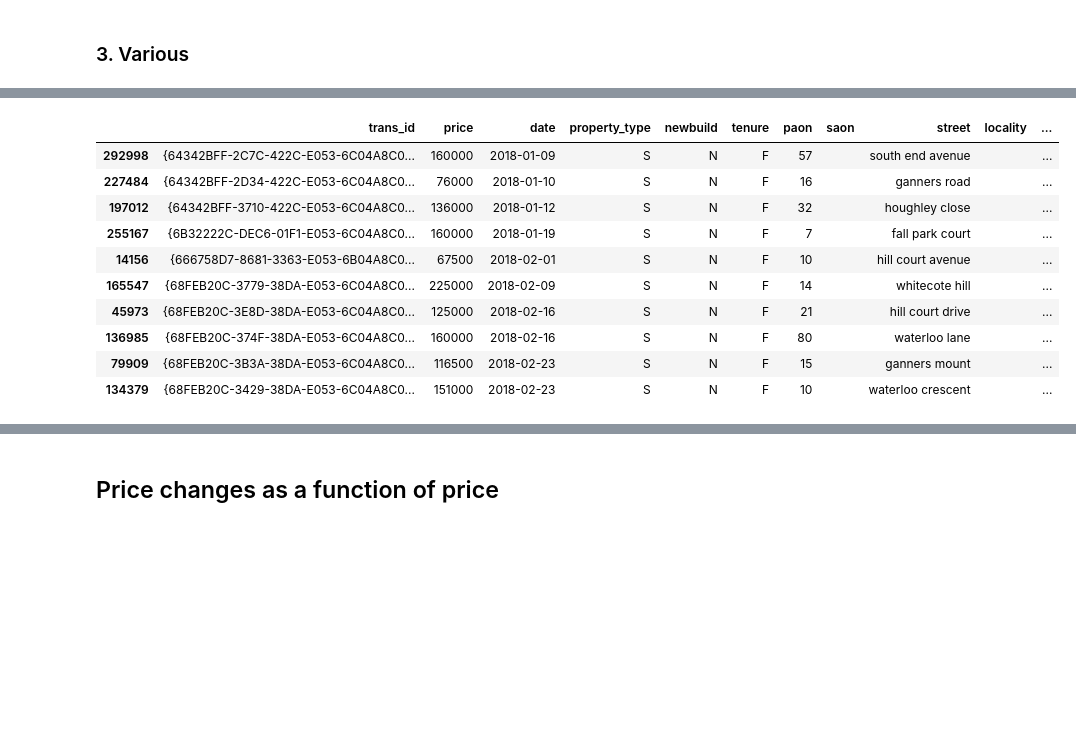
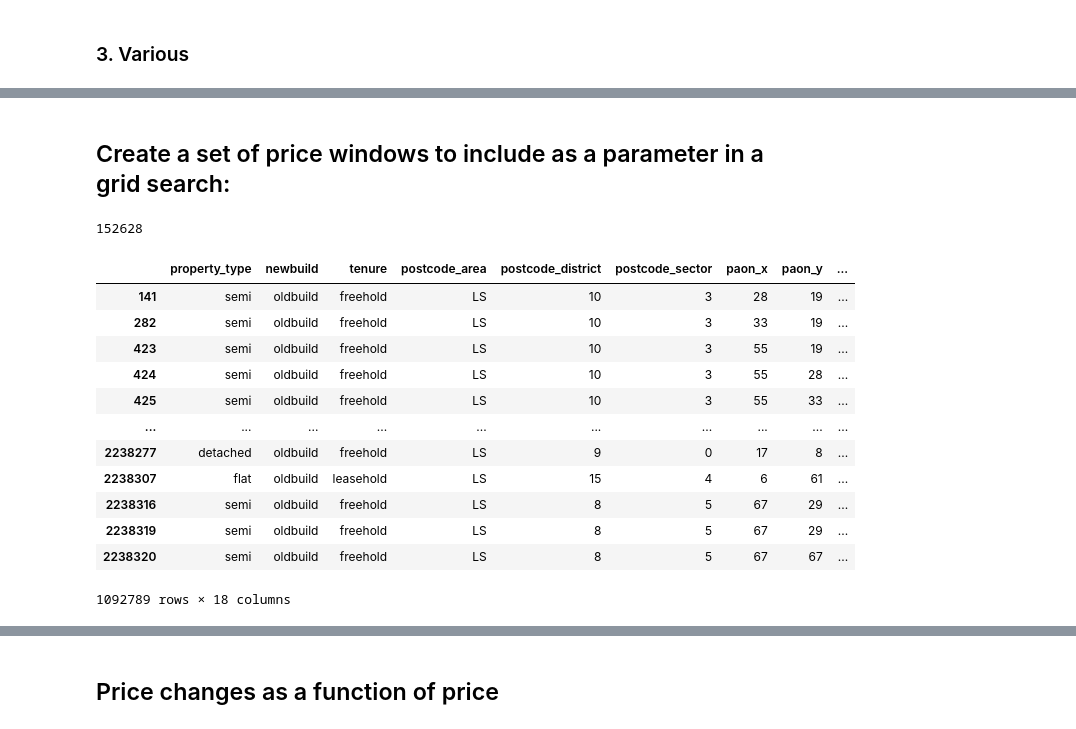
Before and after one commit to teerev/housing, a Jupyter notebook: price_explorer.ipynb, the cells around one changed output, grey strips where cells are left out. Drawn from its saved outputs; the diff is of its cells as text; code cells hidden in the pictures; blank space fills up the shorter version.

Commit message:
working on various price increase hypothesis tests

```diff
--- a/price_explorer.ipynb
+++ b/price_explorer.ipynb
@@ -258,0 +350,26 @@ df_ = filter_by(dataframe=df,
+# %%
+# choose meaningful, sensible parameters by which to put properties into groups
+# (example group: semi-detached newbuild freehold houses in LS6 2xx)
+grouping = ['property_type', 'newbuild', 'tenure', 'postcode_area', 'postcode_district', 'postcode_sector']
+#grouping = ['property_type', 'newbuild', 'tenure', 'postcode']
+
+# self-join on the property_grouping column to get all pairwise comparisons among the groups
+df_ = df_.merge(df_, on=grouping)
+# %%
+# make column names more intuitive
+df_.rename(columns={'date_x': 'date_final',
+                    'date_y': 'date_init',
+                    'price_y': 'price_init',
+                    'price_x': 'price_final',
+                   },
+           inplace=True)
+
+# discard redundant pairings and self-pairings (i.e. take only upper triangular elements of pairing matrix)
+df_ = df_[df_['date_final'] > df_['date_init'] ]
+
+# calculate price differences between property pairings
+df_['price_diff'] = df_['price_final'] - df_['price_init']
+
+# calculate date differences and convert time difference from nanoseconds to days
+df_['date_diff'] = df_['date_final'] - df_['date_init']
+df_['date_diff'] = df_['date_diff'].astype(int) // (86400*10**9)
@@ -258,0 +378,13 @@ df_ = filter_by(dataframe=df,
+# %%
+df_['percent_price_change_per_day'] = (df_['price_diff'] / df_['price_init']) / (df_['date_diff'])
+# %%
+# discard superfluous columns
+columns_to_keep = grouping + ['paon_x', 'paon_y', 'saon_x', 'saon_y', 'price_diff', 'date_diff', 'date_final', 'date_init', 'price_init', 'price_final', 'percent_price_change_per_day']
+df_ = df_[columns_to_keep]
+
+# make grouping column for convenience
+df_['grouping'] = df_['property_type'] + '-' + df_['newbuild'] + '-' + df_['tenure'] + '-' + df_['postcode_area'] + '-' + df_['postcode_district'] + '-' + df_['postcode_sector']
+#df_['grouping'] = df_['property_type'] + '-' + df_['newbuild'] + '-' + df_['tenure'] + '-' + df_['postcode']
+
+# inspect dataframe
+df_
@@ -258,0 +424,2 @@ df_ = filter_by(dataframe=df,
+# %% [markdown]
+## Create a set of price windows to include as a parameter in a grid search:
@@ -259,14 +451,20 @@ df_ = filter_by(dataframe=df,
+# %%
+len(group_pairings)
+# %% [output]
+152628
 # %%
-df_.head(10)
+df_
 # %% [output]
-|  | trans_id | price | date | property_type | newbuild | tenure | paon | saon | street | locality | ... |
-| 292998 | {64342BFF-2C7C-422C-E053-6C04A8C0... | 160000 | 2018-01-09 | S | N | F | 57 |  | south end avenue |  | ... |
-| 227484 | {64342BFF-2D34-422C-E053-6C04A8C0... | 76000 | 2018-01-10 | S | N | F | 16 |  | ganners road |  | ... |
-| 197012 | {64342BFF-3710-422C-E053-6C04A8C0... | 136000 | 2018-01-12 | S | N | F | 32 |  | houghley close |  | ... |
-| 255167 | {6B32222C-DEC6-01F1-E053-6C04A8C0... | 160000 | 2018-01-19 | S | N | F | 7 |  | fall park court |  | ... |
-| 14156 | {666758D7-8681-3363-E053-6B04A8C0... | 67500 | 2018-02-01 | S | N | F | 10 |  | hill court avenue |  | ... |
-| 165547 | {68FEB20C-3779-38DA-E053-6C04A8C0... | 225000 | 2018-02-09 | S | N | F | 14 |  | whitecote hill |  | ... |
-| 45973 | {68FEB20C-3E8D-38DA-E053-6C04A8C0... | 125000 | 2018-02-16 | S | N | F | 21 |  | hill court drive |  | ... |
-| 136985 | {68FEB20C-374F-38DA-E053-6C04A8C0... | 160000 | 2018-02-16 | S | N | F | 80 |  | waterloo lane |  | ... |
-| 79909 | {68FEB20C-3B3A-38DA-E053-6C04A8C0... | 116500 | 2018-02-23 | S | N | F | 15 |  | ganners mount |  | ... |
-| 134379 | {68FEB20C-3429-38DA-E053-6C04A8C0... | 151000 | 2018-02-23 | S | N | F | 10 |  | waterloo crescent |  | ... |
+|  | property_type | newbuild | tenure | postcode_area | postcode_district | postcode_sector | paon_x | paon_y | ... |
+| 141 | semi | oldbuild | freehold | LS | 10 | 3 | 28 | 19 | ... |
+| 282 | semi | oldbuild | freehold | LS | 10 | 3 | 33 | 19 | ... |
+| 423 | semi | oldbuild | freehold | LS | 10 | 3 | 55 | 19 | ... |
+| 424 | semi | oldbuild | freehold | LS | 10 | 3 | 55 | 28 | ... |
+| 425 | semi | oldbuild | freehold | LS | 10 | 3 | 55 | 33 | ... |
+| ... | ... | ... | ... | ... | ... | ... | ... | ... | ... |
+| 2238277 | detached | oldbuild | freehold | LS | 9 | 0 | 17 | 8 | ... |
+| 2238307 | flat | oldbuild | leasehold | LS | 15 | 4 | 6 | 61 | ... |
+| 2238316 | semi | oldbuild | freehold | LS | 8 | 5 | 67 | 29 | ... |
+| 2238319 | semi | oldbuild | freehold | LS | 8 | 5 | 67 | 29 | ... |
+| 2238320 | semi | oldbuild | freehold | LS | 8 | 5 | 67 | 67 | ... |
+1092789 rows × 18 columns
```
Also changed, not shown: parts of 75 cells of this notebook.
